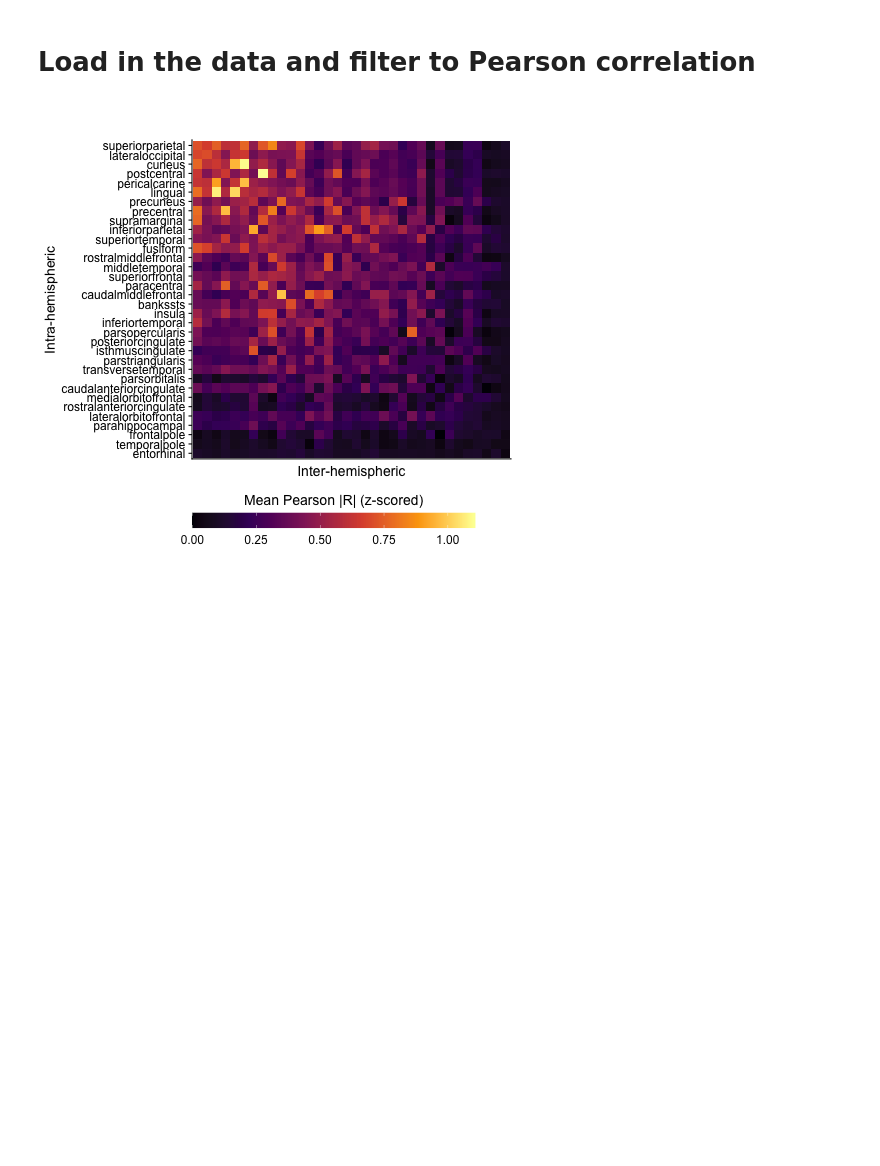
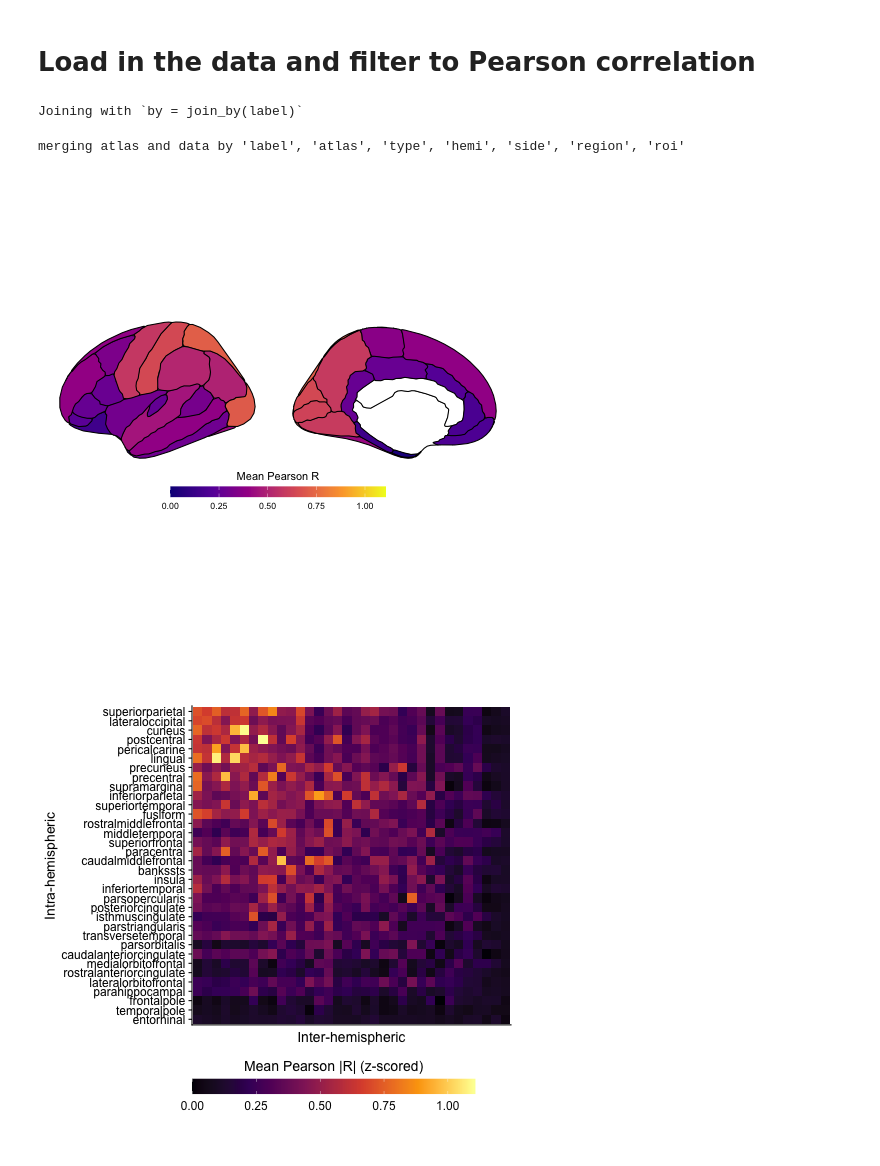
Before and after one commit to DynamicsAndNeuralSystems/Directed_information_fMRI, a Jupyter notebook: data_visualization/3_Pearson_HoFC_vs_network_topology.ipynb, the cells around one changed output. Drawn from its saved outputs; the diff is of its cells as text; code cells hidden in the pictures; blank space fills up the shorter version.

```diff
--- a/data_visualization/3_Pearson_HoFC_vs_network_topology.ipynb
+++ b/data_visualization/3_Pearson_HoFC_vs_network_topology.ipynb
@@ -115,6 +118,35 @@ mean_SC_degree_per_region = (HCP_avg_Pearson_SC
                              .mean()
                              .reset_index()
 )
+# %%
+%%R -i pearson_homotopic_res_mean,all_pearson_res_with_HoFC
+
+min_fill <- min(all_pearson_res_with_HoFC$Mean_Pearson_R)
+max_fill <- max(all_pearson_res_with_HoFC$Mean_Pearson_R)
+
+### Pearson FC in brain ###
+pearson_homotopic_res_mean %>%
+  ungroup() %>%
+  mutate(label = glue("lh_{Base_Region}")) %>%
+  left_join(., as_tibble(dk)) %>%
+  ggseg(atlas = dk, mapping = aes(fill = Mean_Pearson_R),
+        position = "stacked", colour = "black", hemisphere="left",
+        linewidth=0.5) +
+  theme_void() +
+  labs(fill = "Mean Pearson R") +
+  theme(plot.title = element_blank(),
+        legend.position = "bottom") +
+  scale_fill_viridis_c(na.value = "white", option='plasma', limits=c(min_fill, max_fill)) +
+  theme(plot.title = element_blank(),
+            legend.key.width  = unit(3, "lines"),
+            legend.key.height  = unit(0.75, "lines"),
+            legend.position = "bottom") +
+            guides(fill = guide_colorbar(title.position="top", title.hjust=0.5))
+# ggsave("../plots/network_topology/Mean_homotopic_FC_plasma_colors_brain.svg", width=5, height=3, units='in', dpi=300)
+# %% [output]
+Joining with `by = join_by(label)`
+merging atlas and data by 'label', 'atlas', 'type', 'hemi', 'side', 'region', 'roi'
+[figure, added]
 # %%
 # Find the order based on pearson_homotopic_res_mean
 region_order_HoFC = pearson_homotopic_res_mean.sort_values(by='Mean_Pearson_R', ascending=True).Base_Region.tolist()
```
Also changed, not shown: parts of 5 cells of this notebook, 27 other files.
